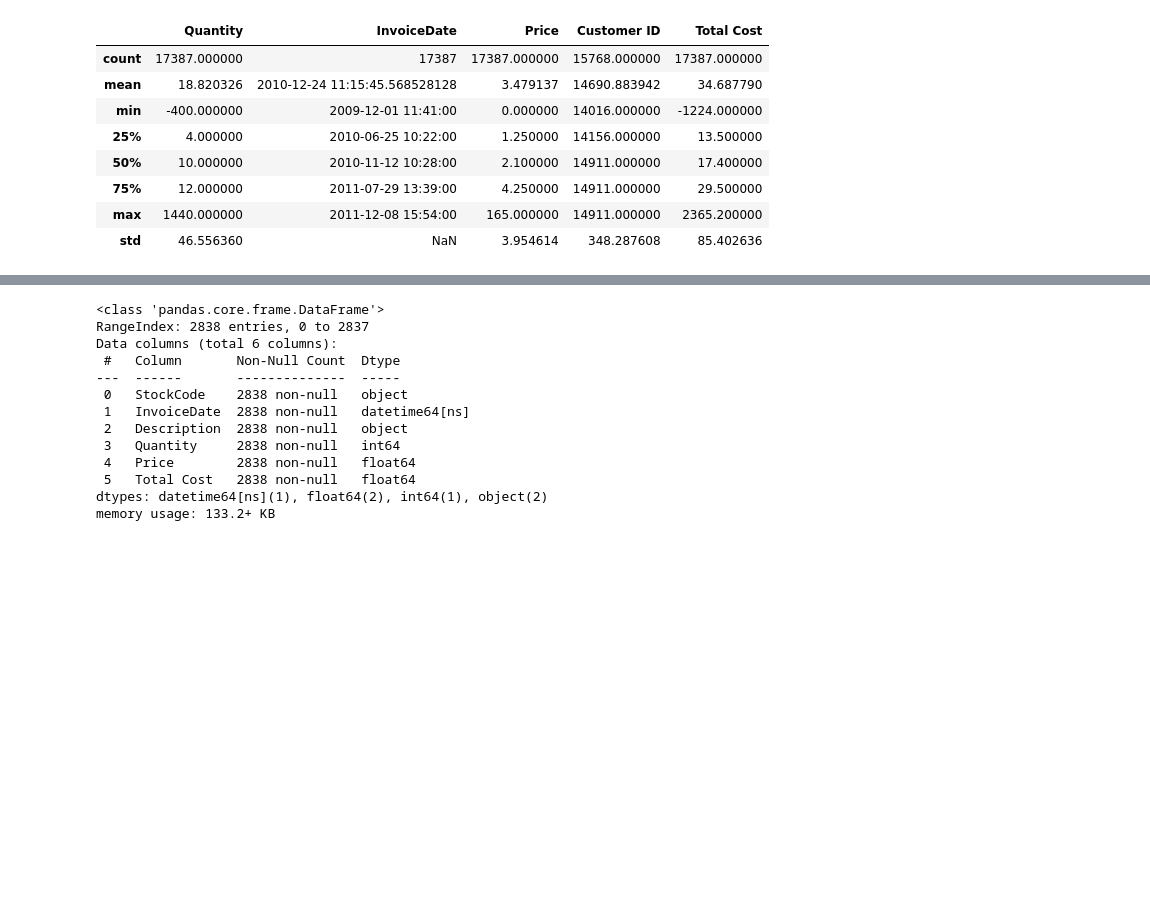
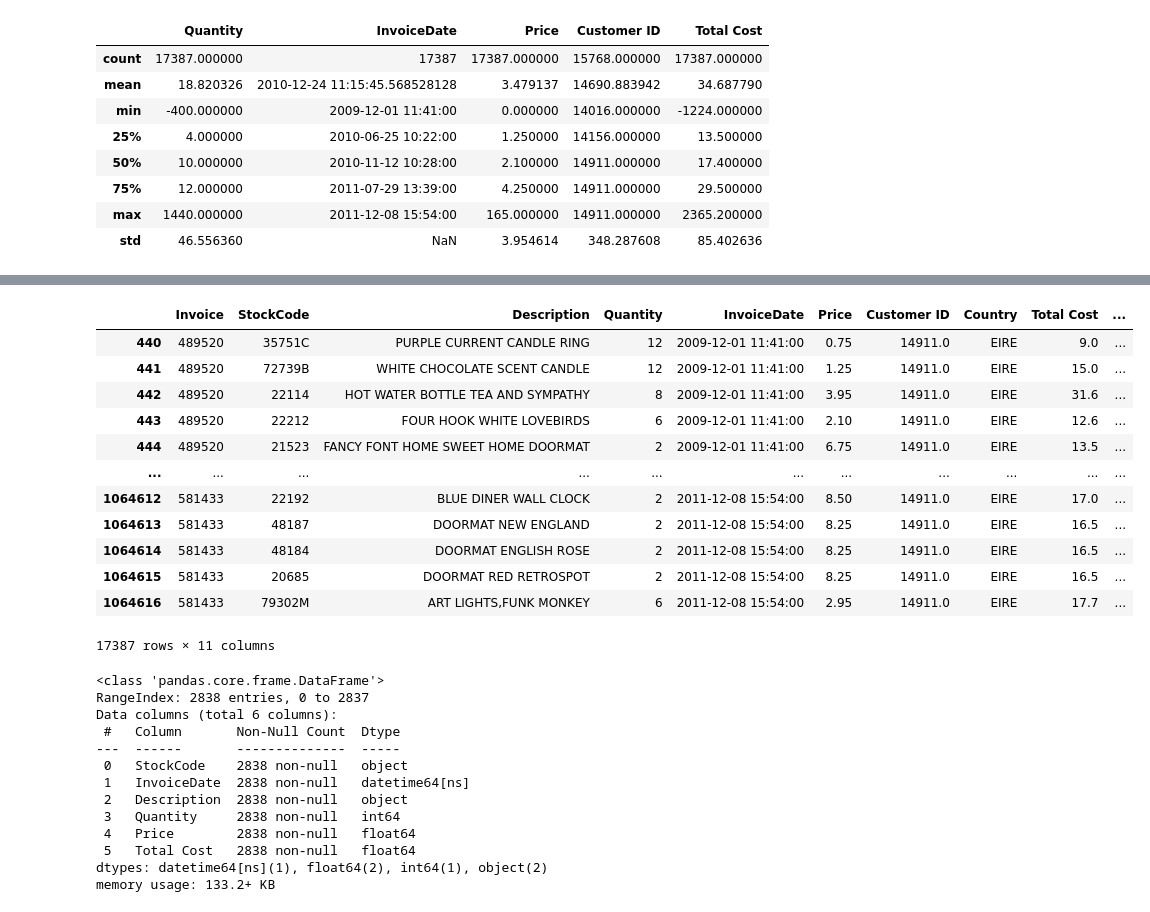
Before and after one commit to Ri-Dearg/ca2-market-retail, a Jupyter notebook: ca2-market-retail.ipynb, the cells around one changed output, grey strips where cells are left out. Drawn from its saved outputs; the diff is of its cells as text; code cells hidden in the pictures; blank space fills up the shorter version.

```diff
--- a/ca2-market-retail.ipynb
+++ b/ca2-market-retail.ipynb
@@ -340,5 +379,20 @@ memory usage: 1.3+ MB
 # %%
 clean_data_v2.to_csv('clean_data_v2.csv')
+clean_data_v2
+# %% [output]
+|  | Invoice | StockCode | Description | Quantity | InvoiceDate | Price | Customer ID | Country | Total Cost | ... |
+| 440 | 489520 | 35751C | PURPLE CURRENT CANDLE RING | 12 | 2009-12-01 11:41:00 | 0.75 | 14911.0 | EIRE | 9.0 | ... |
+| 441 | 489520 | 72739B | WHITE CHOCOLATE SCENT CANDLE | 12 | 2009-12-01 11:41:00 | 1.25 | 14911.0 | EIRE | 15.0 | ... |
+| 442 | 489520 | 22114 | HOT WATER BOTTLE TEA AND SYMPATHY | 8 | 2009-12-01 11:41:00 | 3.95 | 14911.0 | EIRE | 31.6 | ... |
+| 443 | 489520 | 22212 | FOUR HOOK WHITE LOVEBIRDS | 6 | 2009-12-01 11:41:00 | 2.10 | 14911.0 | EIRE | 12.6 | ... |
+| 444 | 489520 | 21523 | FANCY FONT HOME SWEET HOME DOORMAT | 2 | 2009-12-01 11:41:00 | 6.75 | 14911.0 | EIRE | 13.5 | ... |
+| ... | ... | ... | ... | ... | ... | ... | ... | ... | ... | ... |
+| 1064612 | 581433 | 22192 | BLUE DINER WALL CLOCK | 2 | 2011-12-08 15:54:00 | 8.50 | 14911.0 | EIRE | 17.0 | ... |
+| 1064613 | 581433 | 48187 | DOORMAT NEW ENGLAND | 2 | 2011-12-08 15:54:00 | 8.25 | 14911.0 | EIRE | 16.5 | ... |
+| 1064614 | 581433 | 48184 | DOORMAT ENGLISH ROSE | 2 | 2011-12-08 15:54:00 | 8.25 | 14911.0 | EIRE | 16.5 | ... |
+| 1064615 | 581433 | 20685 | DOORMAT RED RETROSPOT | 2 | 2011-12-08 15:54:00 | 8.25 | 14911.0 | EIRE | 16.5 | ... |
+| 1064616 | 581433 | 79302M | ART LIGHTS,FUNK MONKEY | 6 | 2011-12-08 15:54:00 | 2.95 | 14911.0 | EIRE | 17.7 | ... |
+17387 rows × 11 columns
 # %%
 # Merge columns on their stock code to total the amount paid for each product
 product_revenue = clean_data_v2.groupby('StockCode', as_index=False).agg(
```
Also changed, not shown: parts of 5 cells of this notebook.
